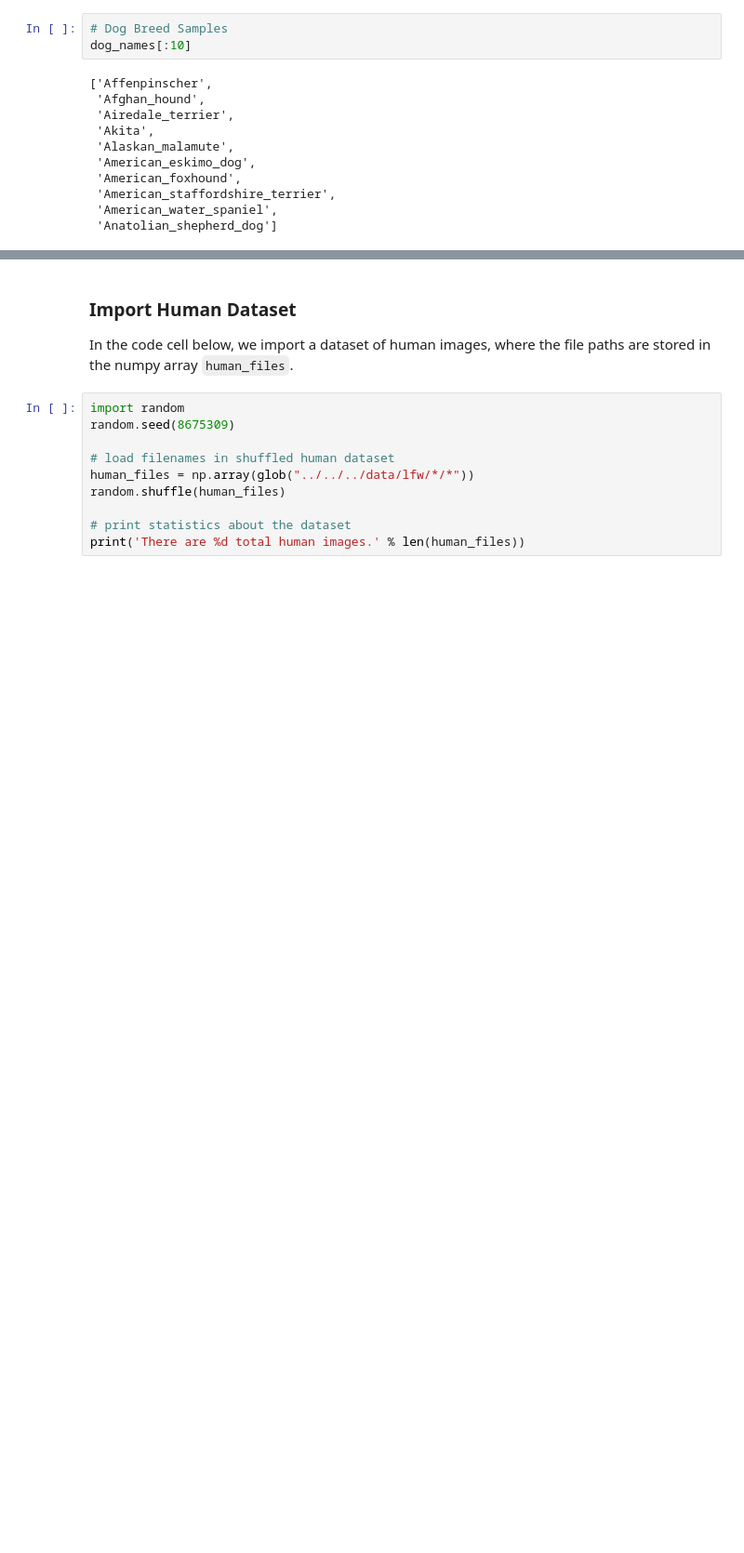
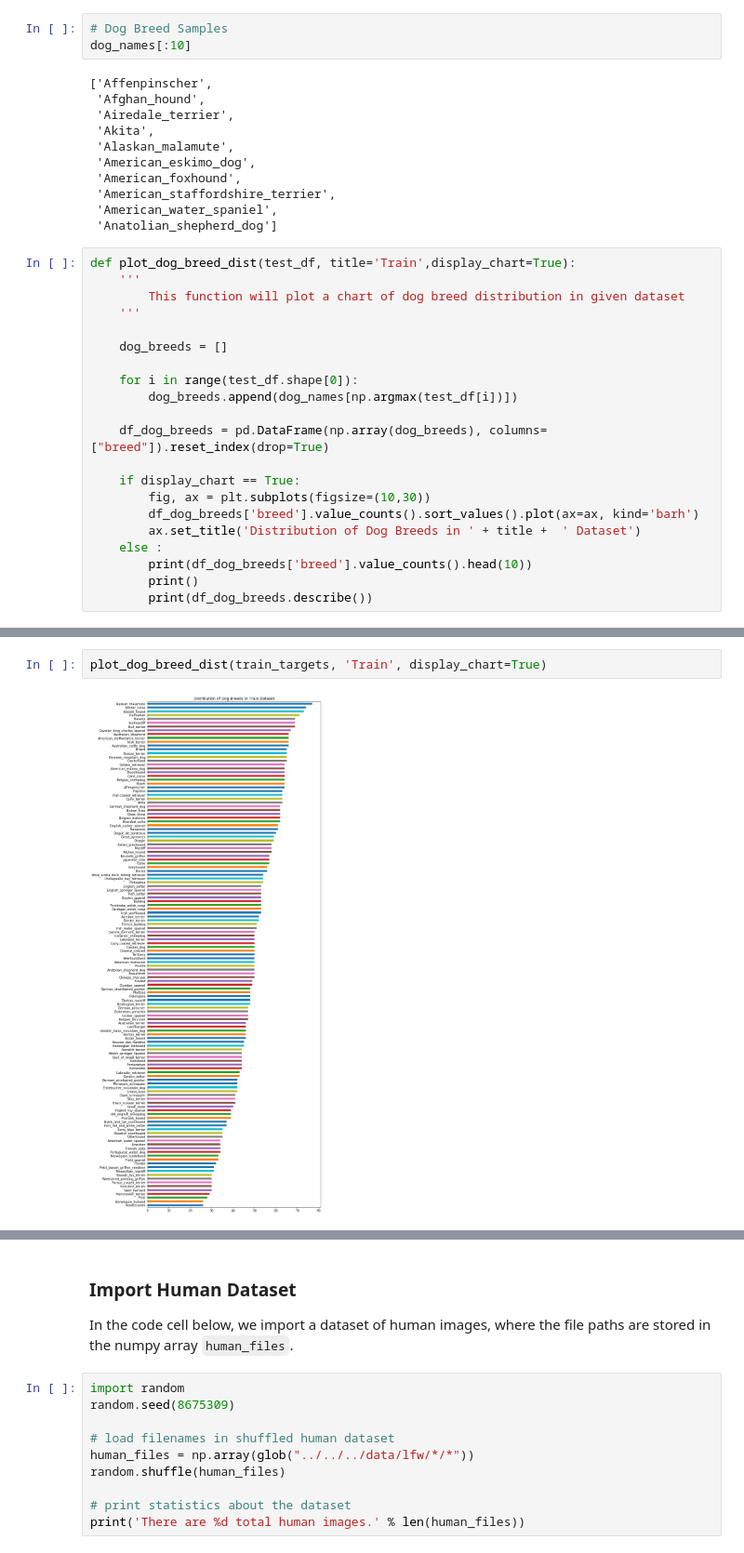
Before and after one commit to kaushalLimbachiyaa/Dog-Breed-Classificaiton-Using-Deep-Learning, a Jupyter notebook: dog_app.ipynb, the cells around one changed output, grey strips where cells are left out. Shown at 93% size. Saved outputs shown, nothing was run; the diff lists cells and outputs as text; blank space fills up the shorter version.

```diff
--- a/dog_app.ipynb
+++ b/dog_app.ipynb
@@ -105,3 +106,24 @@ dog_names[:10]
  'American_staffordshire_terrier',
  'American_water_spaniel',
  'Anatolian_shepherd_dog']
+# %%
+def plot_dog_breed_dist(test_df, title='Train',display_chart=True):
+    '''
+        This function will plot a chart of dog breed distribution in given dataset
+    '''
+
+    dog_breeds = []
+
+    for i in range(test_df.shape[0]):
+        dog_breeds.append(dog_names[np.argmax(test_df[i])])
+
+    df_dog_breeds = pd.DataFrame(np.array(dog_breeds), columns=["breed"]).reset_index(drop=True)
+
+    if display_chart == True:
+        fig, ax = plt.subplots(figsize=(10,30))
+        df_dog_breeds['breed'].value_counts().sort_values().plot(ax=ax, kind='barh')
+        ax.set_title('Distribution of Dog Breeds in ' + title +  ' Dataset')
+    else :
+        print(df_dog_breeds['breed'].value_counts().head(10))
+        print()
+        print(df_dog_breeds.describe())
@@ -107,0 +151,4 @@ dog_names[:10]
+# %%
+plot_dog_breed_dist(train_targets, 'Train', display_chart=True)
+# %% [output]
+[figure, added]
```
Also changed, not shown: parts of 36 cells of this notebook.
